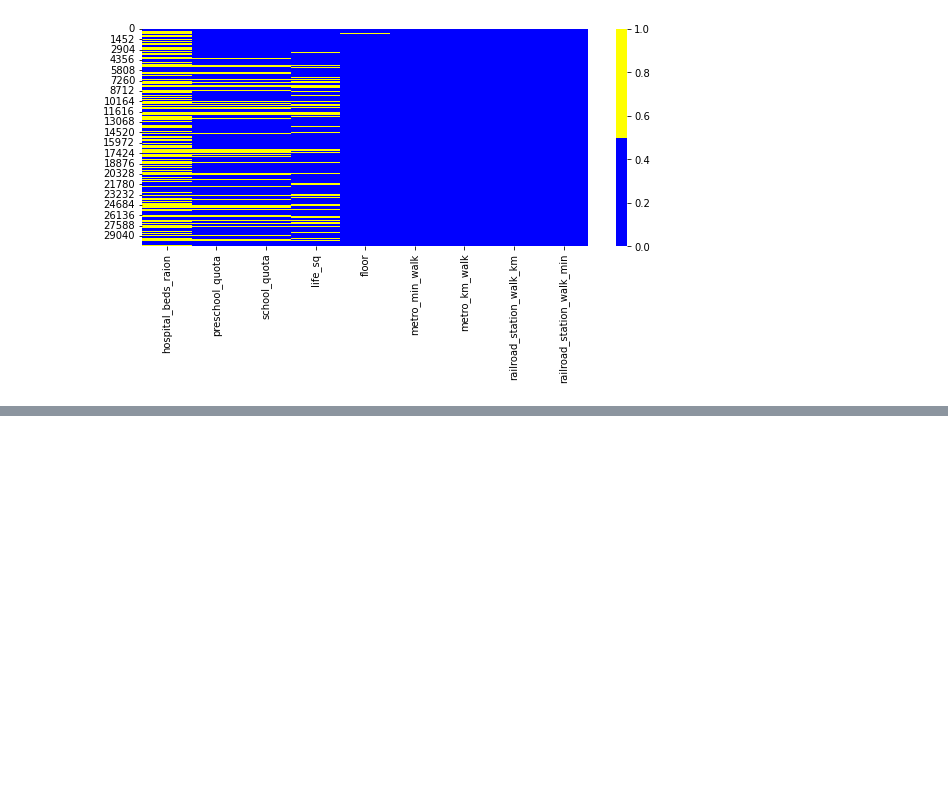
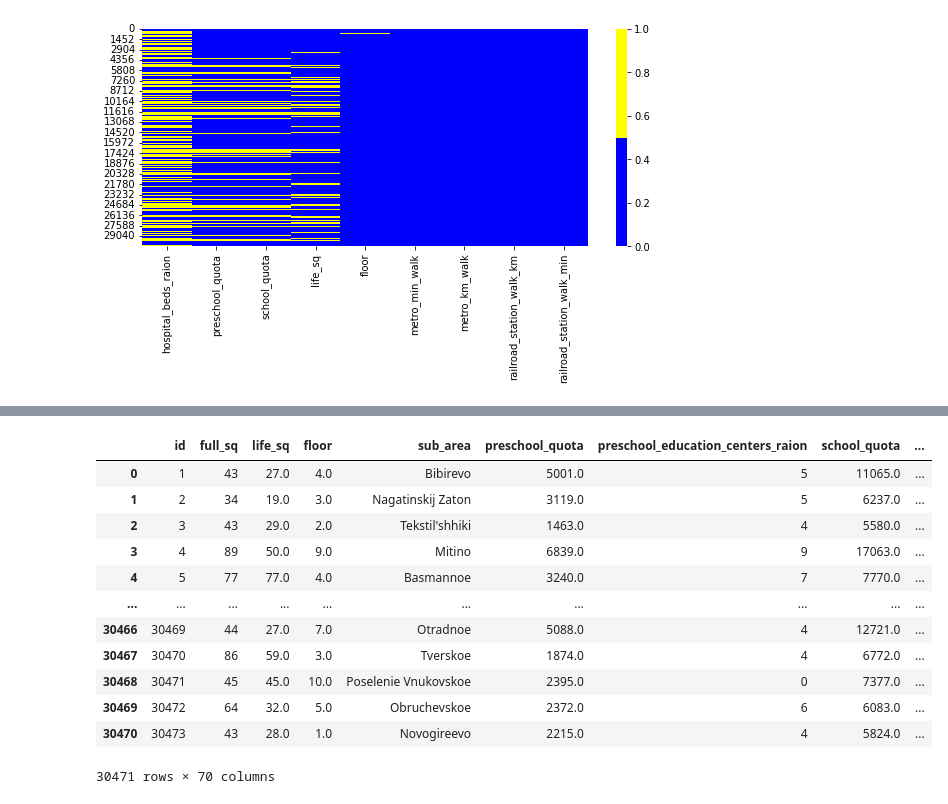
Before and after one commit to UdTatyana/SF-Data-Science, a Jupyter notebook: Skillfactory/PY_14 Очистка_данных/Theory_14.ipynb, the cells around one changed output, grey strips where cells are left out. Saved outputs shown, nothing was run; the diff lists cells and outputs as text; code cells hidden in the pictures; blank space fills up the shorter version.

```diff
--- a/Skillfactory/PY_14 Очистка_данных/Theory_14.ipynb
+++ b/Skillfactory/PY_14 Очистка_данных/Theory_14.ipynb
@@ -142,0 +242,23 @@ ax = sns.heatmap(
+# %%
+#создаем копию исходной таблицы
+indicator_data = sber_data.copy()
+#в цикле пробегаемся по названиям столбцов с пропусками
+for col in cols_with_null.index:
+    #создаем новый признак-индикатор как col_was_null
+    indicator_data[col + '_was_null'] = indicator_data[col].isnull()
+#создаем словарь имя столбца: число(признак) на который надо заменить пропуски
+values = {
+    'life_sq': indicator_data['full_sq'],
+    'metro_min_walk': indicator_data['metro_min_walk'].median(),
+    'metro_km_walk': indicator_data['metro_km_walk'].median(),
+    'railroad_station_walk_km': indicator_data['railroad_station_walk_km'].median(),
+    'railroad_station_walk_min': indicator_data['railroad_station_walk_min'].median(),
+    'hospital_beds_raion': indicator_data['hospital_beds_raion'].mode()[0],
+    'preschool_quota': indicator_data['preschool_quota'].mode()[0],
+    'school_quota': indicator_data['school_quota'].mode()[0],
+    'floor': indicator_data['floor'].mode()[0]
+}
+#заполняем пропуски в соответствии с заявленным словарем
+indicator_data = indicator_data.fillna(values)
+#выводим результирующую долю пропусков
+indicator_data.isnull().mean()
@@ -142,0 +278,16 @@ ax = sns.heatmap(
+# %%
+display(indicator_data)
+# %% [output]
+|  | id | full_sq | life_sq | floor | sub_area | preschool_quota | preschool_education_centers_raion | school_quota | ... |
+| 0 | 1 | 43 | 27.0 | 4.0 | Bibirevo | 5001.0 | 5 | 11065.0 | ... |
+| 1 | 2 | 34 | 19.0 | 3.0 | Nagatinskij Zaton | 3119.0 | 5 | 6237.0 | ... |
+| 2 | 3 | 43 | 29.0 | 2.0 | Tekstil'shhiki | 1463.0 | 4 | 5580.0 | ... |
+| 3 | 4 | 89 | 50.0 | 9.0 | Mitino | 6839.0 | 9 | 17063.0 | ... |
+| 4 | 5 | 77 | 77.0 | 4.0 | Basmannoe | 3240.0 | 7 | 7770.0 | ... |
+| ... | ... | ... | ... | ... | ... | ... | ... | ... | ... |
+| 30466 | 30469 | 44 | 27.0 | 7.0 | Otradnoe | 5088.0 | 4 | 12721.0 | ... |
+| 30467 | 30470 | 86 | 59.0 | 3.0 | Tverskoe | 1874.0 | 4 | 6772.0 | ... |
+| 30468 | 30471 | 45 | 45.0 | 10.0 | Poselenie Vnukovskoe | 2395.0 | 0 | 7377.0 | ... |
+| 30469 | 30472 | 64 | 32.0 | 5.0 | Obruchevskoe | 2372.0 | 6 | 6083.0 | ... |
+| 30470 | 30473 | 43 | 28.0 | 1.0 | Novogireevo | 2215.0 | 4 | 5824.0 | ... |
+30471 rows × 70 columns
```
Also changed, not shown: parts of 11 cells of this notebook.
